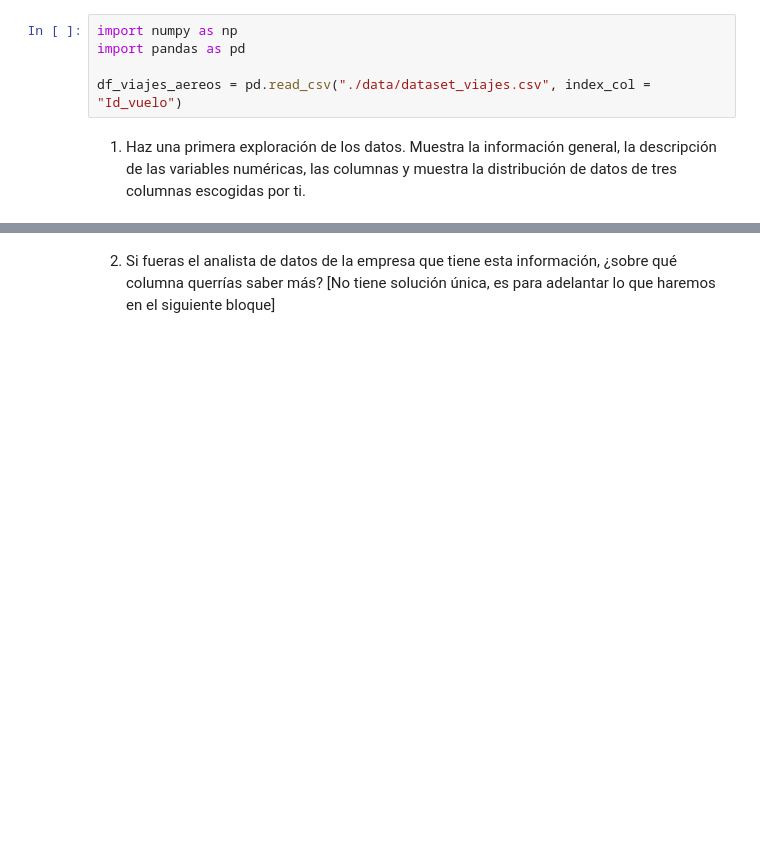
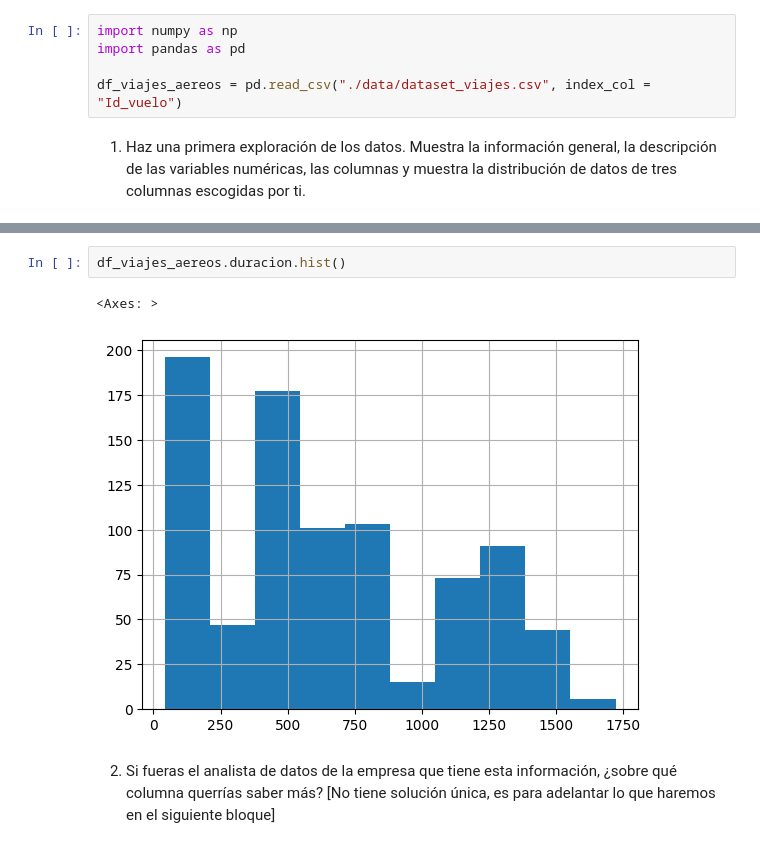
Before and after one commit to annahico/ONLINE_DS_THEBRIDGE_ANNA, a Jupyter notebook: 02_Programacion_y_Herramientas_Avanzadas/Sprint_04/Unidad_02/Practica_Obligatoria/18_Practica_Obligatoria_Pandas_II.ipynb, the cells around one changed output, grey strips where cells are left out. Cells and saved outputs as stored; diff of their text form; blank space fills up the shorter version.

```diff
--- a/02_Programacion_y_Herramientas_Avanzadas/Sprint_04/Unidad_02/Practica_Obligatoria/18_Practica_Obligatoria_Pandas_II.ipynb
+++ b/02_Programacion_y_Herramientas_Avanzadas/Sprint_04/Unidad_02/Practica_Obligatoria/18_Practica_Obligatoria_Pandas_II.ipynb
@@ -46,3 +98,8 @@ Index(['Aircompany', 'Origen', 'Destino', 'Distancia', 'avion', 'consumo_kg',
+# %%
+df_viajes_aereos.duracion.hist()
+# %% [output]
+<Axes: >
+[figure, added]
 # %% [markdown]
 2. Si fueras el analista de datos de la empresa que tiene esta información, ¿sobre qué columna querrías saber más? [No tiene solución única, es para adelantar lo que haremos en el siguiente bloque]
 # %% [markdown]
```
Also changed, not shown: parts of 37 cells of this notebook.
